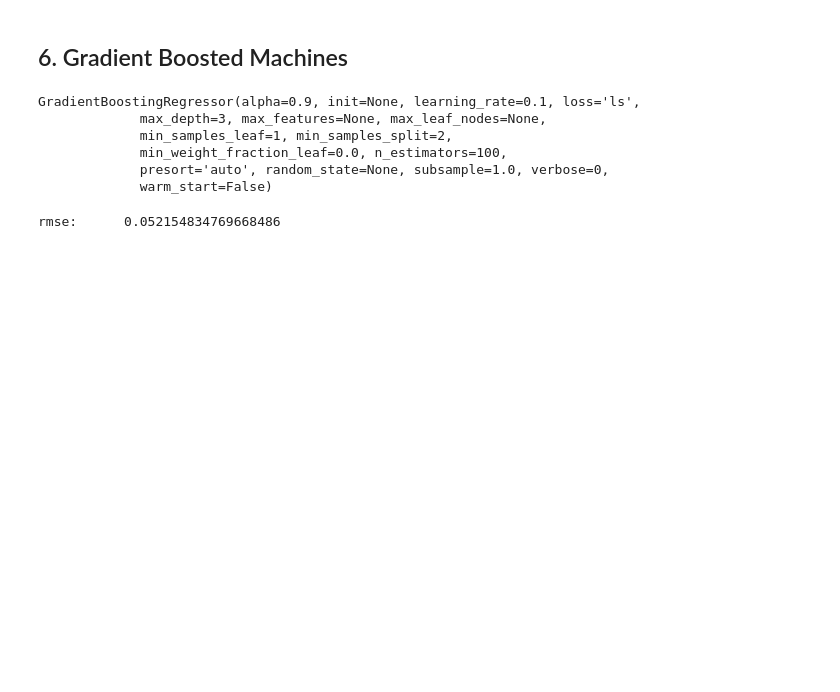
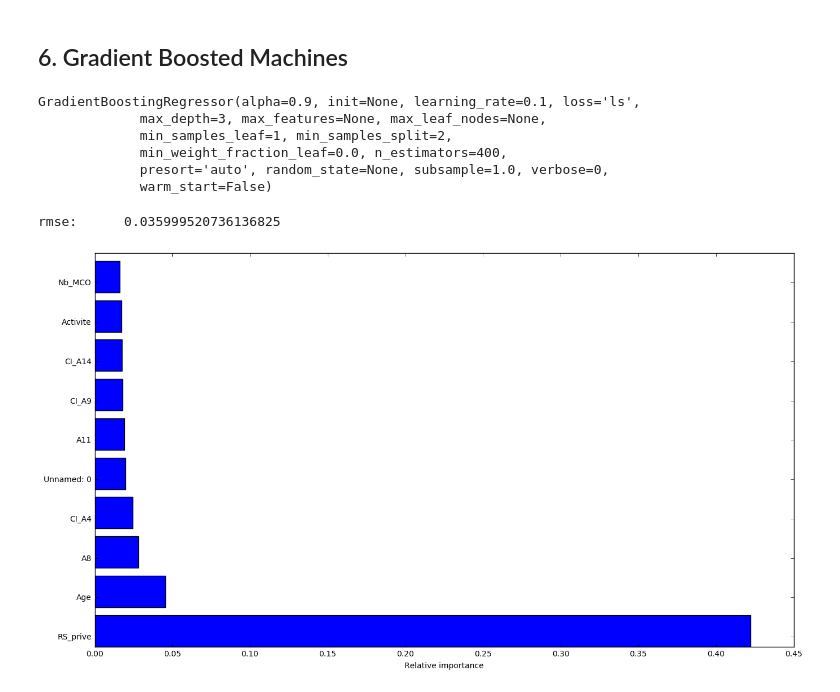
Before and after one commit to MarieCrappe/ANAPchallenge, a Jupyter notebook: Challenge ANAP.ipynb, the cells around one changed output. Drawn from its saved outputs; the diff is of its cells as text; code cells hidden in the pictures; blank space fills up the shorter version.

```diff
--- a/Challenge ANAP.ipynb
+++ b/Challenge ANAP.ipynb
@@ -221,17 +221,29 @@ with dummies & 100 trees => rmse: 0.06043873775392981
 # %% [markdown]
 ## 6. Gradient Boosted Machines
 # %%
-gbm = GradientBoostingRegressor()
+gbm = GradientBoostingRegressor(n_estimators=400)
 gbm.fit(xtrain,ytrain)
 # %% [output]
 GradientBoostingRegressor(alpha=0.9, init=None, learning_rate=0.1, loss='ls',
              max_depth=3, max_features=None, max_leaf_nodes=None,
              min_samples_leaf=1, min_samples_split=2,
-             min_weight_fraction_leaf=0.0, n_estimators=100,
+             min_weight_fraction_leaf=0.0, n_estimators=400,
              presort='auto', random_state=None, subsample=1.0, verbose=0,
              warm_start=False)
 # %%
 gbm_preds = gbm.predict(xtest)
 print("rmse:      {}".format(sqrt(mean_squared_error(ytest, gbm_preds))))
 # %% [output]
-rmse:      0.052154834769668486
+rmse:      0.035999520736136825
+# %%
+# sort importances
+plt.figure(figsize=(16,9))
+features_names = merged_data.drop('Target', axis=1).columns.values
+indices = np.argsort(gbm.feature_importances_)[::-1]
+indices = indices[:10]
+# plot as bar chart
+plt.barh(np.arange(10), gbm.feature_importances_[indices])
+plt.yticks(np.arange(10) + 0.25, np.array(features_names)[indices])
+_ = plt.xlabel('Relative importance')
+# %% [output]
+[figure, added]
```
Also changed, not shown: parts of 2 cells of this notebook.
